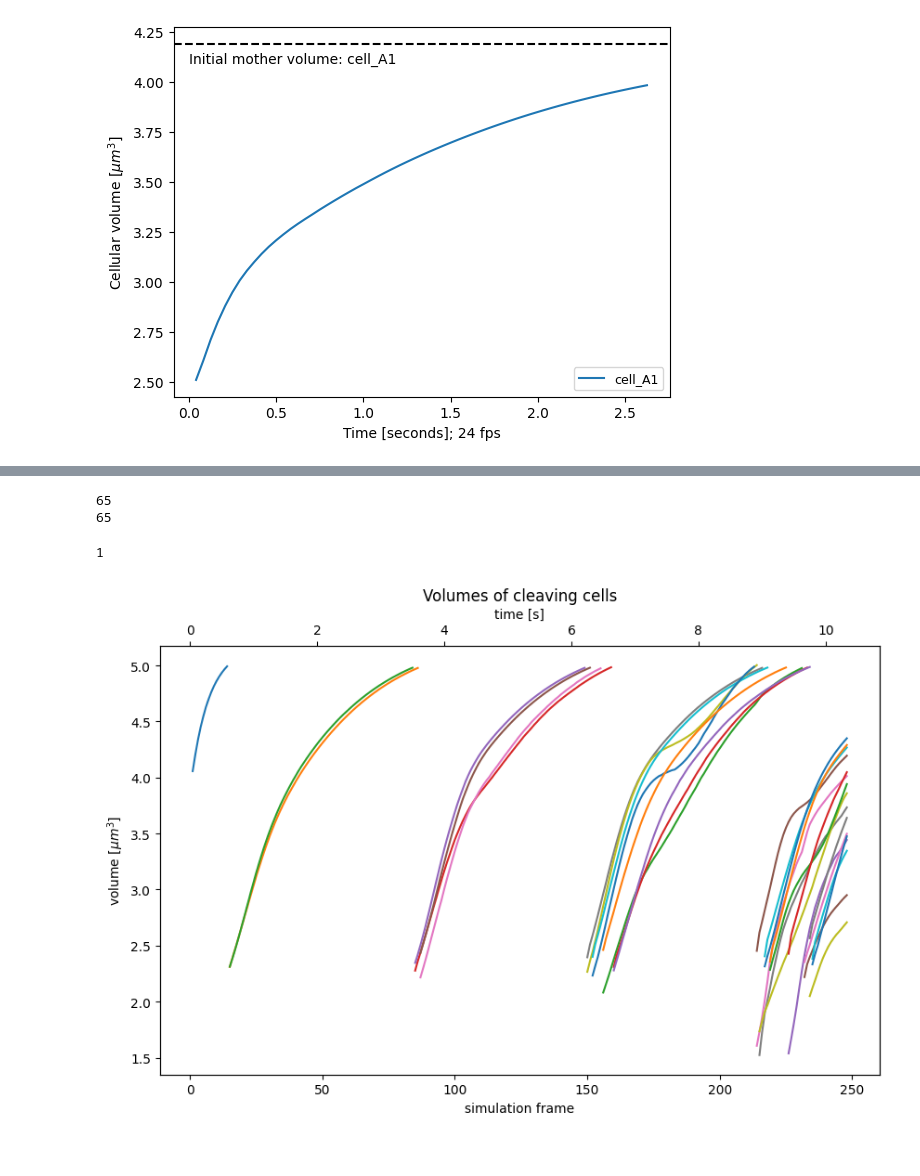
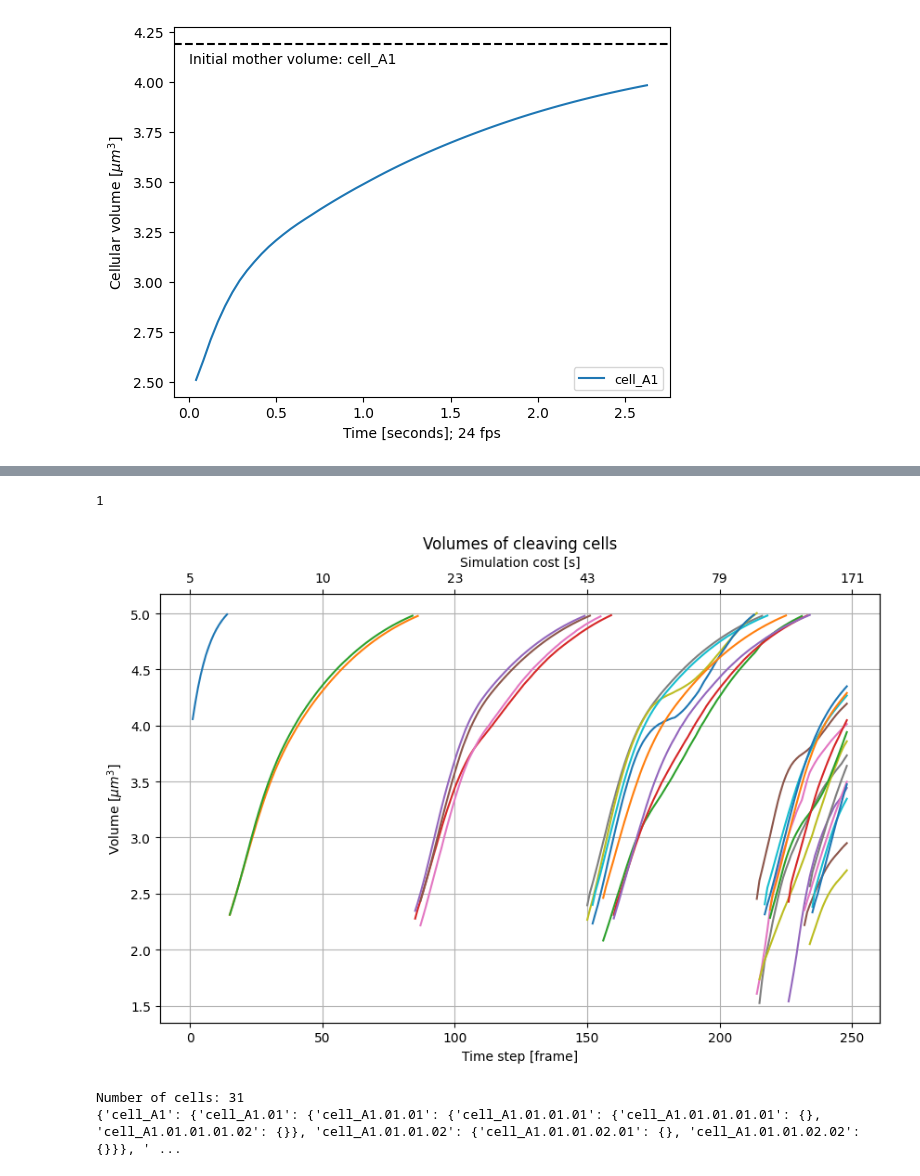
Before and after one commit to smegason/Goo, a Jupyter notebook: _notebooks/20231227_lineage.ipynb, the cells around one changed output, grey strips where cells are left out. Saved outputs shown, nothing was run; the diff lists cells and outputs as text; code cells hidden in the pictures.

```diff
--- a/_notebooks/20231227_lineage.ipynb
+++ b/_notebooks/20231227_lineage.ipynb
@@ -301,7 +298,3 @@ findfont: Font family 'Myriad Pro' not found.
 findfont: Font family 'Myriad Pro' not found.
 findfont: Font family 'Myriad Pro' not found.
 [figure]
-# %%
-for key, value in volumes1.items():
-    print(key)
-    print(value)
@@ -405,51 +364,91 @@ with open(f"/Users/antoine/Harvard/MegasonLab/GPU_backup/AntoineRuzette/goo/data
     volumes_data = json.load(f1)
 with open(f"/Users/antoine/Harvard/MegasonLab/GPU_backup/AntoineRuzette/goo/data/division/20240102_division_tests/test03_frame_cells.json", 'r') as f1:
     frame_data = json.load(f1)
+with open(f"/Users/antoine/Harvard/MegasonLab/GPU_backup/AntoineRuzette/goo/data/division/20240102_division_tests/test03_times.json", 'r') as f1:
+    times_data = json.load(f1)
-# %%
-print(len(volumes_data.get('cell_A1.01.01')))
-print(len(frame_data.get('cell_A1.01.01')))
-# %% [output]
-65
-65
 # %%
 import matplotlib.pyplot as plt
 
 # FPS (frames per second)
 fps = 24
 
 # Plotting
 fig, ax1 = plt.subplots(figsize=(10, 6))
 
 ax2 = ax1.twiny()  # Create a secondary x-axis
 
 count = 0
 for cell_name, volumes in volumes_data.items():
     frames = frame_data[cell_name]
     # Truncate frames if longer than volumes
     if len(frames) > len(volumes):
         frames = frames[:len(volumes)]
         count += 1
 
-    # Convert frame numbers to time in seconds
-    times = [frame / fps for frame in frames]
-
     ax1.plot(frames, volumes, label=cell_name)
-    ax2.plot(times, volumes, alpha=0)  # Plotting on the secondary x-axis
 
 print(count)
 
-ax1.set_xlabel('simulation frame')
-ax1.set_ylabel(r'volume [$\mu m^3$]')
-ax2.set_xlabel(r'time [s]')
+# Plotting the secondary x-axis with the converted numerical data at regular intervals
+keys = list(times_data.keys())[::41]  # Select keys at regular intervals
+values = [times_data[key] for key in keys]  # Corresponding values
+
+ax2.set_xlim(ax1.get_xlim())  # Set limits to match the primary x-axis
+#ax2.set_xticks(map(int, keys))  # Set the ticks using the selected keys
+ax2.set_xticklabels([f'{value:.0f}' for value in values])  # Set labels using the corresponding values
+
+
+ax2.set_xlabel('simulation cost [s]')
+
+# Convert frame numbers to time in seconds
+# times = [sim_time for sim_time in frame_data]
+# ax2.plot(times, alpha=0)  # Plotting on the secondary x-axis
+
+ax1.set_xlabel('Time step [frame]')
+ax1.set_ylabel(r'Volume [$\mu m^3$]')
+ax2.set_xlabel(r'Simulation cost [s]')
 
 ax1.set_title('Volumes of cleaving cells')
 # ax1.legend()  # Legend for the primary x-axis plot
-#ax1.grid(True)
+ax1.grid(True)
 
 # Saving the plot
 plt.savefig("volumes_frame_time.png", transparent=False, dpi=500)
 
 plt.show()
 # %% [output]
 1
-[figure, old version]
+[figure, new version]
+# %%
+def create_hierarchy(cell_names):
+    hierarchy = {}
+
+    for name in cell_names:
+        parts = name.split('.')  # Split the cell name into parts
+        current_level = hierarchy
+
+        for part in parts:
+            if part not in current_level:
+                current_level[part] = {}  # Create a new level in the hierarchy
+            current_level = current_level[part]  # Move to the next level
+
+    return hierarchy
+
+
+def complete_hierarchy(hierarchy, prefix=""):
+    complete = {}
+    for key, value in hierarchy.items():
+        full_key = prefix + "." + key if prefix else key
+        complete[full_key] = complete_hierarchy(value, full_key) if value else {}
+    return complete
+
+# Assuming volumes1 is a dictionary
+cell_names = list(volumes_data.keys())  # Converting keys to an array
+print(f"Number of cells: {len(cell_names)}")
+
+nested_hierarchy = create_hierarchy(cell_names)
+complete_nested_hierarchy = complete_hierarchy(nested_hierarchy)
+print(complete_nested_hierarchy)
+# %% [output]
+Number of cells: 31
+{'cell_A1': {'cell_A1.01': {'cell_A1.01.01': {'cell_A1.01.01.01': {'cell_A1.01.01.01.01': {}, 'cell_A1.01.01.01.02': {}}, 'cell_A1.01.01.02': {'cell_A1.01.01.02.01': {}, 'cell_A1.01.01.02.02': {}}}, ' ...
```
Also changed, not shown: parts of 5 cells of this notebook, 3 other files.
